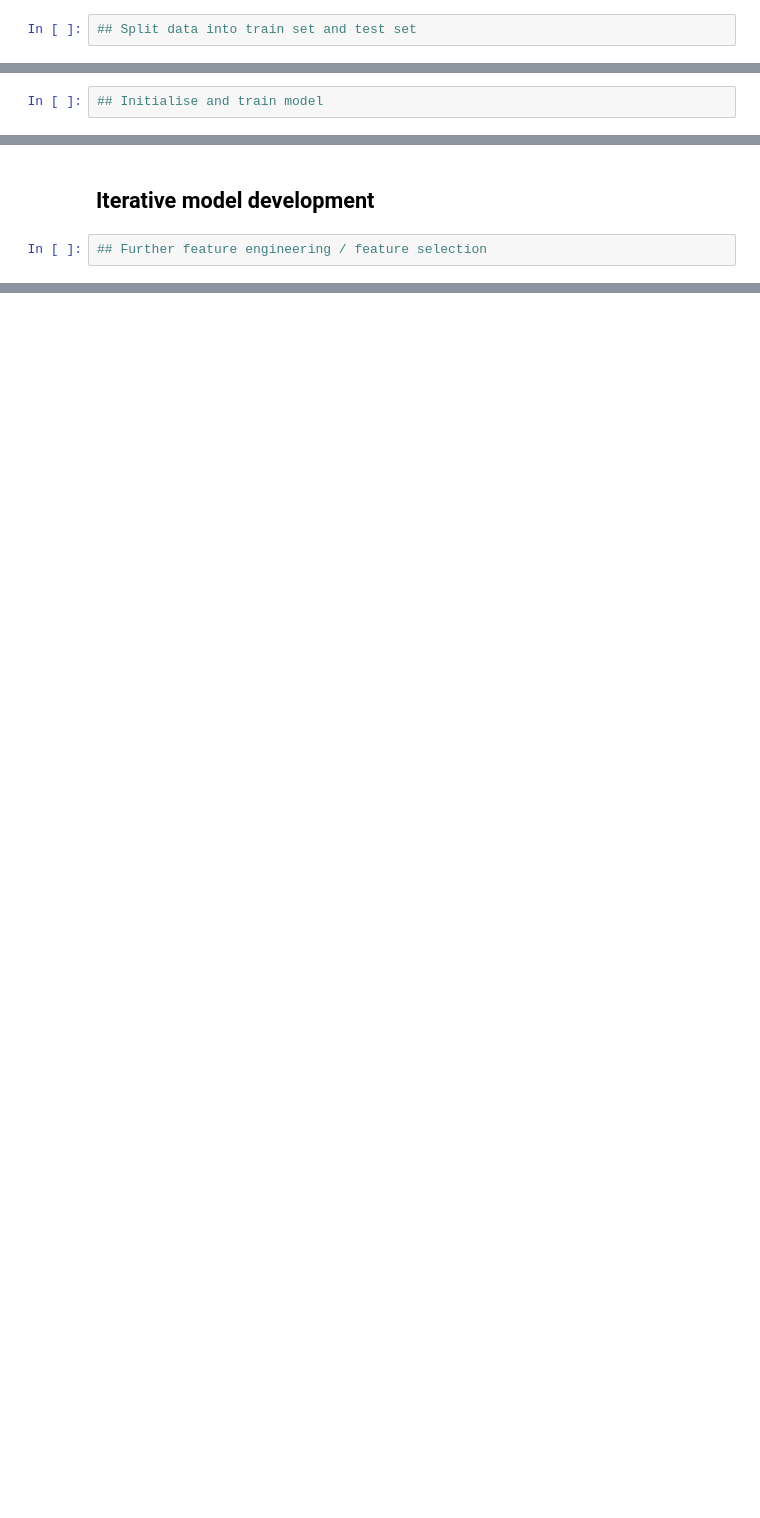
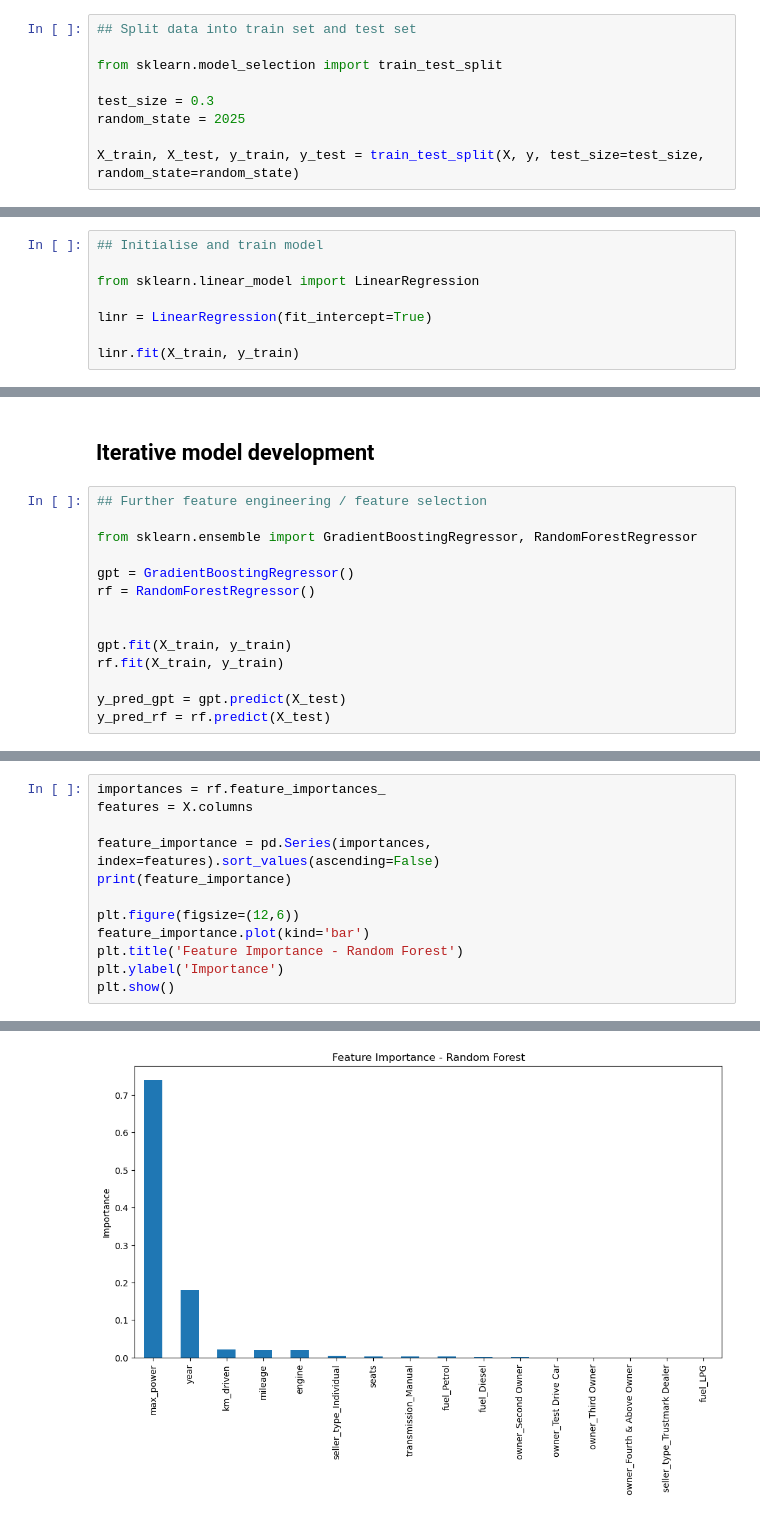
Before and after one commit to jaydeene/mldp_project, a Jupyter notebook: MLDP Program Codes Submission Template.ipynb, the cells around one changed output, grey strips where cells are left out. Drawn from its saved outputs; the diff is of its cells as text; blank space fills up the shorter version.

```diff
--- a/MLDP Program Codes Submission Template.ipynb
+++ b/MLDP Program Codes Submission Template.ipynb
@@ -94,9 +378,22 @@ seats - numerical (float)
 ## 3.2 Train-Test Split
 # %%
 ## Split data into train set and test set
+
+from sklearn.model_selection import train_test_split
+
+test_size = 0.3
+random_state = 2025
+
+X_train, X_test, y_train, y_test = train_test_split(X, y, test_size=test_size, random_state=random_state)
 # %% [markdown]
 # 4. Modelling
 # %% [markdown]
 ### 4.2 Train Model
 # %%
 ## Initialise and train model
+
+from sklearn.linear_model import LinearRegression
+
+linr = LinearRegression(fit_intercept=True)
+
+linr.fit(X_train, y_train)
@@ -112,3 +510,15 @@ seats - numerical (float)
 ## Iterative model development
 # %%
 ## Further feature engineering / feature selection
+
+from sklearn.ensemble import GradientBoostingRegressor, RandomForestRegressor
+
+gpt = GradientBoostingRegressor()
+rf = RandomForestRegressor()
+
+
+gpt.fit(X_train, y_train)
+rf.fit(X_train, y_train)
+
+y_pred_gpt = gpt.predict(X_test)
+y_pred_rf = rf.predict(X_test)
@@ -114,0 +585,13 @@ seats - numerical (float)
+# %%
+importances = rf.feature_importances_
+features = X.columns
+
+feature_importance = pd.Series(importances, index=features).sort_values(ascending=False)
+print(feature_importance)
+
+plt.figure(figsize=(12,6))
+feature_importance.plot(kind='bar')
+plt.title('Feature Importance - Random Forest')
+plt.ylabel('Importance')
+plt.show()
+# %% [output]
@@ -114,0 +615 @@ seats - numerical (float)
+[figure, added]
```
Also changed, not shown: parts of 40 cells of this notebook, 1 other file.
